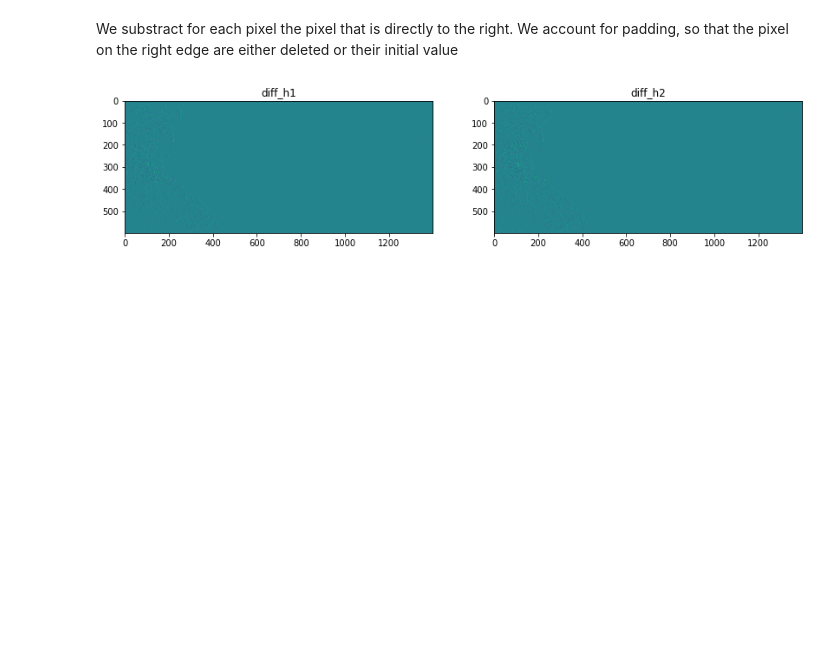
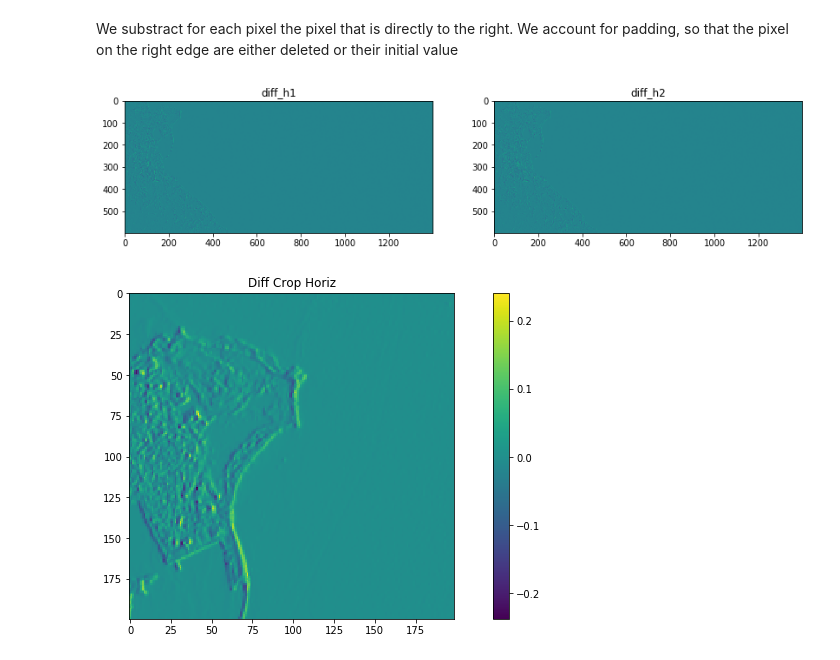
Before and after one commit to BasileR/plastic_detection_from_space, a Jupyter notebook: Image_Gaspard.ipynb, the cells around one changed output. Saved outputs shown, nothing was run; the diff lists cells and outputs as text; code cells hidden in the pictures; blank space fills up the shorter version.

```diff
--- a/Image_Gaspard.ipynb
+++ b/Image_Gaspard.ipynb
@@ -39,11 +40,12 @@ def show_array(array):
         plt.imshow(array[:,:,i])
         plt.xlabel(f'Bande {b}')
     plt.show
-def show_image(img, title="image"):
+def show_image(img, title="image", cbar = True):
     plt.figure(figsize=(14,6))
     plt.imshow(img)
     plt.title(title)
-    plt.colorbar()
+    if cbar:
+        plt.colorbar()
     plt.show()
 
 # show_array(arrayM1)
@@ -112,3 +114,8 @@ diff_h2 = difference_h(img, padding = False)
 show_2_images(diff_h1, diff_h2, 'diff_h1', 'diff_h2')
 # %% [output]
 [figure]
+# %%
+diff_crop_h = difference_h(crop)
+show_image(diff_crop_h, 'Diff Crop Horiz')
+# %% [output]
+[figure, added]
```
Also changed, not shown: parts of 18 cells of this notebook.
